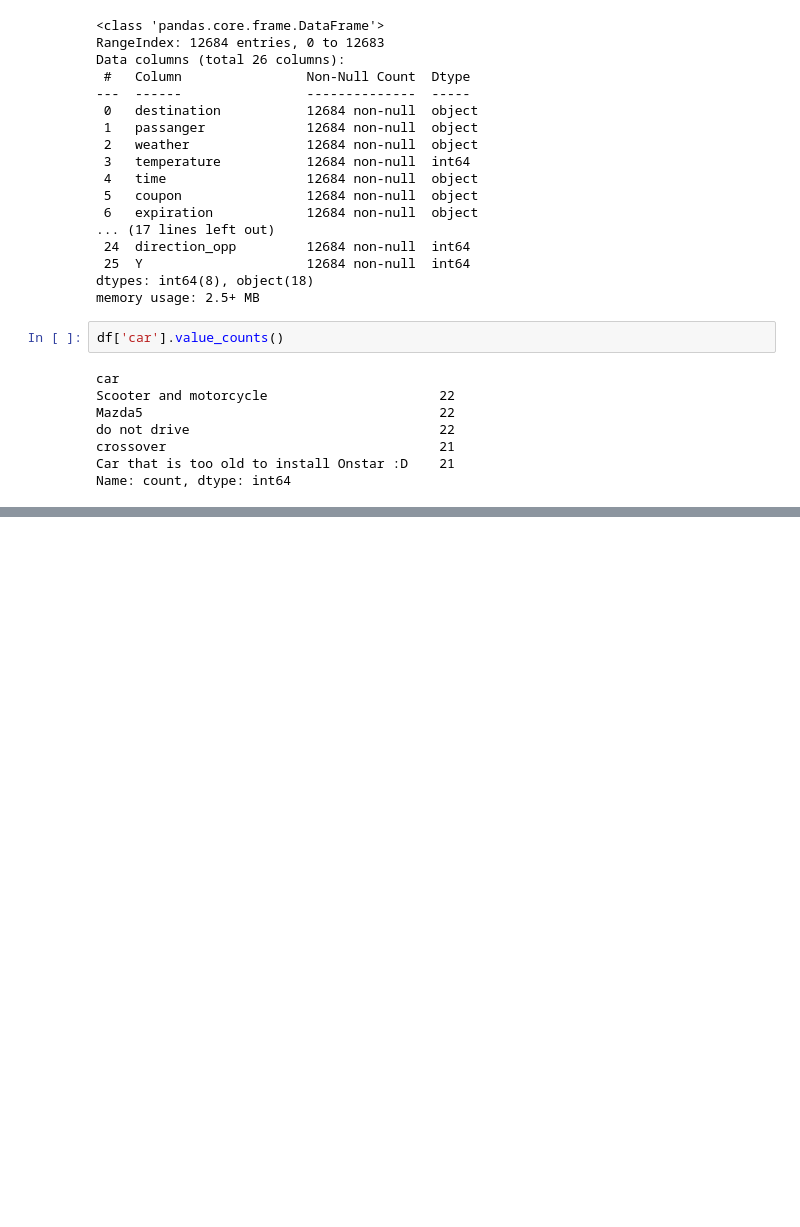
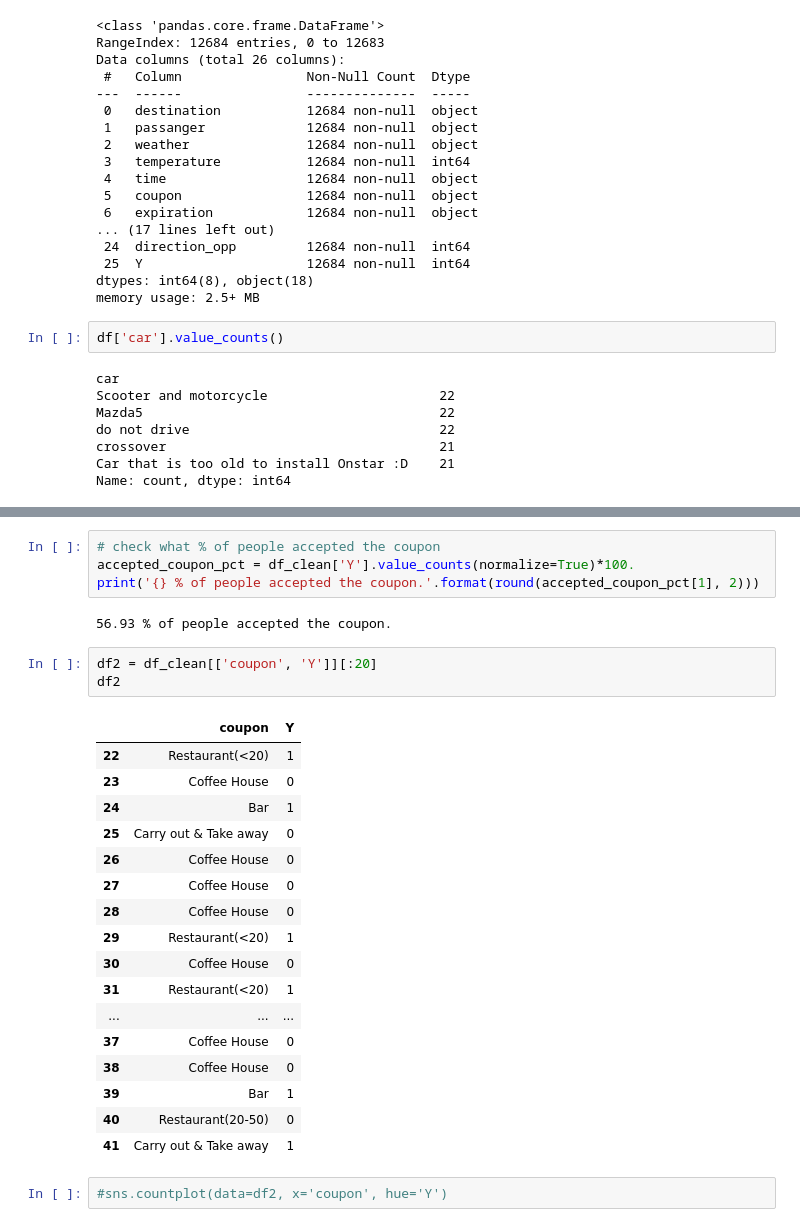
Before and after one commit to timeless81/AI-ML-Module5, a Jupyter notebook: coupon.ipynb, the cells around one changed output, grey strips where cells are left out. Cells and saved outputs as stored; diff of their text form; blank space fills up the shorter version.

```diff
--- a/coupon.ipynb
+++ b/coupon.ipynb
@@ -66,0 +122,29 @@ Name: count, dtype: int64
+# %%
+# check what % of people accepted the coupon
+accepted_coupon_pct = df_clean['Y'].value_counts(normalize=True)*100.
+print('{} % of people accepted the coupon.'.format(round(accepted_coupon_pct[1], 2)))
+# %% [output]
+56.93 % of people accepted the coupon.
+# %%
+df2 = df_clean[['coupon', 'Y']][:20]
+df2
+# %% [output]
+|  | coupon | Y |
+| 22 | Restaurant(<20) | 1 |
+| 23 | Coffee House | 0 |
+| 24 | Bar | 1 |
+| 25 | Carry out & Take away | 0 |
+| 26 | Coffee House | 0 |
+| 27 | Coffee House | 0 |
+| 28 | Coffee House | 0 |
+| 29 | Restaurant(<20) | 1 |
+| 30 | Coffee House | 0 |
+| 31 | Restaurant(<20) | 1 |
+| ... | ... | ... |
+| 37 | Coffee House | 0 |
+| 38 | Coffee House | 0 |
+| 39 | Bar | 1 |
+| 40 | Restaurant(20-50) | 0 |
+| 41 | Carry out & Take away | 1 |
+# %%
+#sns.countplot(data=df2, x='coupon', hue='Y')
```
Also changed, not shown: parts of 7 cells of this notebook.
